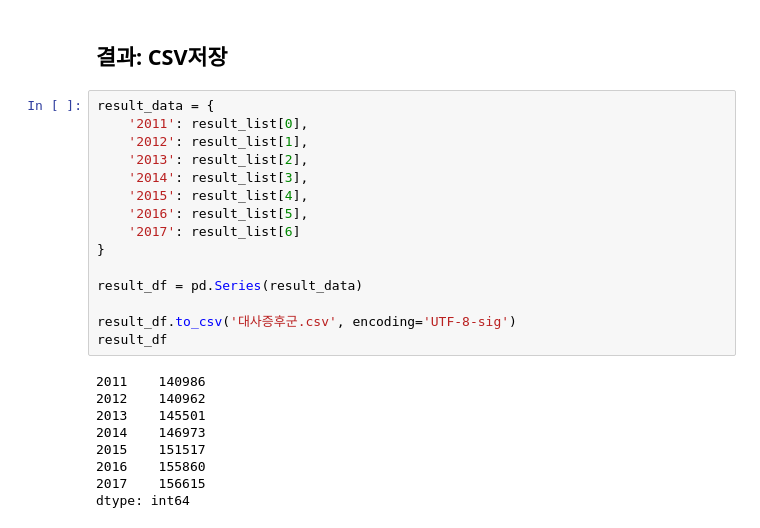
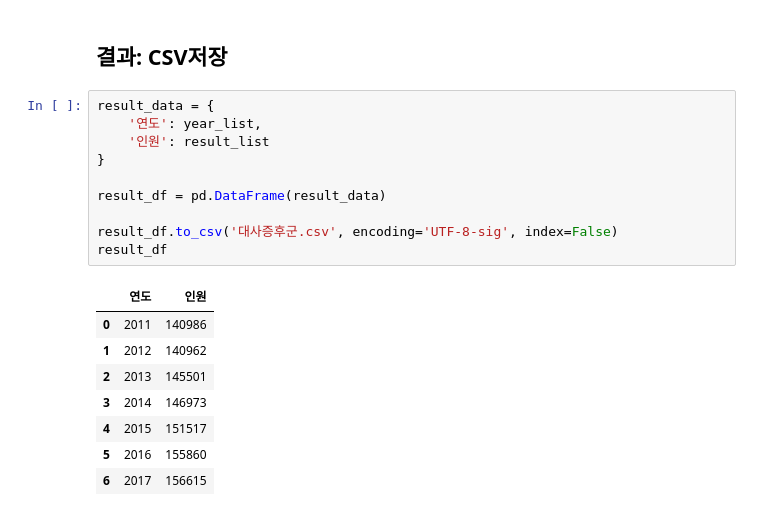
Before and after one commit to joey0919/-, a Jupyter notebook: 01. 대사증후군.ipynb, the cells around one changed output. Cells and saved outputs as stored; diff of their text form.

```diff
--- a/01. 대사증후군.ipynb
+++ b/01. 대사증후군.ipynb
@@ -388,25 +388,20 @@ plt.show()
 ## 결과: CSV저장
 # %%
 result_data = {
-    '2011': result_list[0],
-    '2012': result_list[1],
-    '2013': result_list[2],
-    '2014': result_list[3],
-    '2015': result_list[4],
-    '2016': result_list[5],
-    '2017': result_list[6]
+    '연도': year_list,
+    '인원': result_list
 }
 
-result_df = pd.Series(result_data)
+result_df = pd.DataFrame(result_data)
 
-result_df.to_csv('대사증후군.csv', encoding='UTF-8-sig')
+result_df.to_csv('대사증후군.csv', encoding='UTF-8-sig', index=False)
 result_df
 # %% [output]
-2011    140986
-2012    140962
-2013    145501
-2014    146973
-2015    151517
-2016    155860
-2017    156615
-dtype: int64
+|  | 연도 | 인원 |
+| 0 | 2011 | 140986 |
+| 1 | 2012 | 140962 |
+| 2 | 2013 | 145501 |
+| 3 | 2014 | 146973 |
+| 4 | 2015 | 151517 |
+| 5 | 2016 | 155860 |
+| 6 | 2017 | 156615 |
```
Also changed, not shown: 1 other file.
